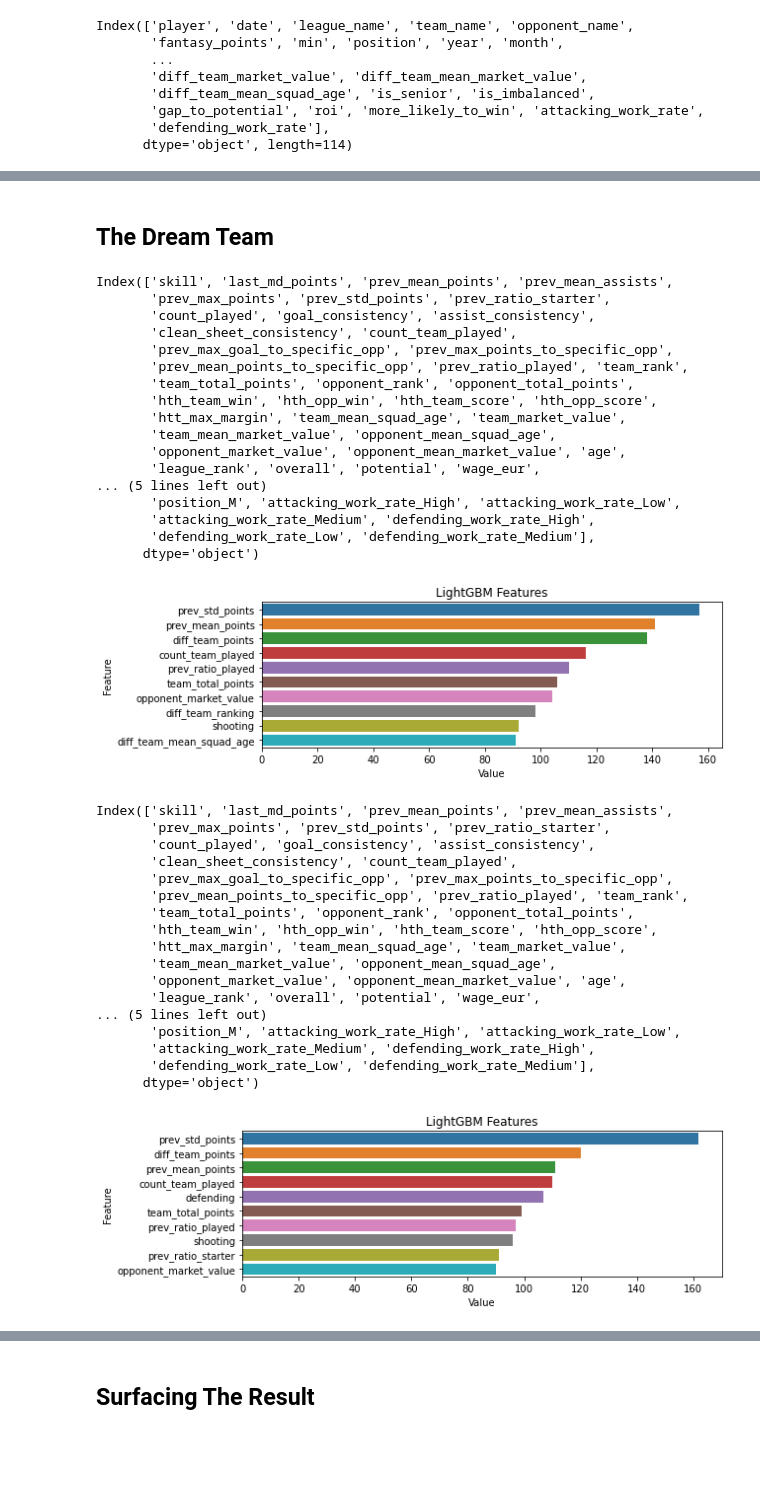
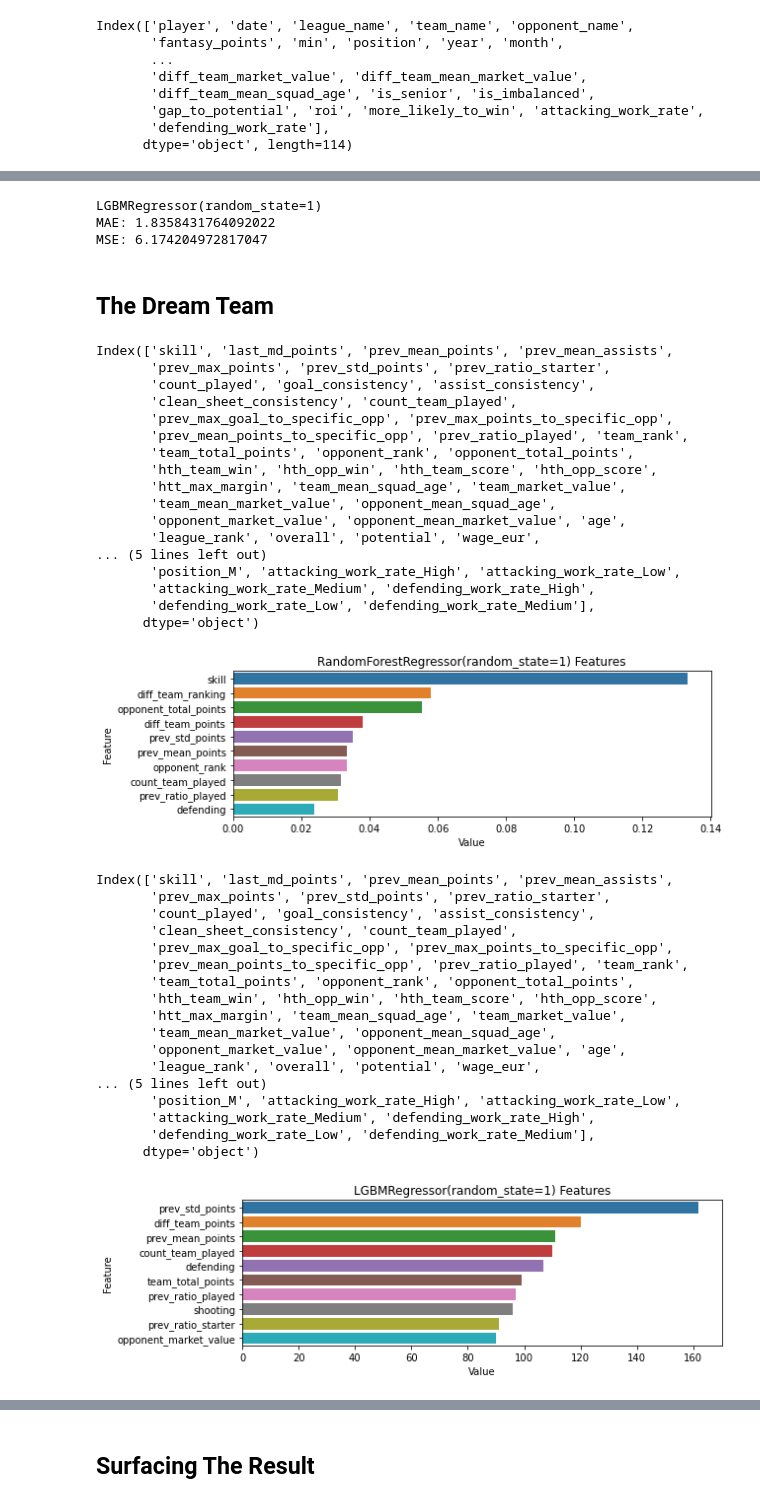
Before and after one commit to christianwbsn/moneyball, a Jupyter notebook: notebooks/2-modelling.ipynb, the cells around one changed output, grey strips where cells are left out. Drawn from its saved outputs; the diff is of its cells as text; code cells hidden in the pictures; blank space fills up the shorter version.

```diff
--- a/notebooks/2-modelling.ipynb
+++ b/notebooks/2-modelling.ipynb
@@ -112,0 +114,3 @@ MSE: 6.174204972817047
+# %%
+model_roi = RandomForestRegressor(random_state=1)
+train_model(train, dropped_cols, "roi", model_roi, True)
@@ -113,3 +121,10 @@ MSE: 6.174204972817047
+# %%
+model_points = LGBMRegressor(random_state=1)
+train_model(train, dropped_cols, "points", model_points, False)
+# %% [output]
+LGBMRegressor(random_state=1)
+MAE: 1.8358431764092022
+MSE: 6.174204972817047
 # %% [markdown]
 ## The Dream Team
 # %%
@@ -117,43 +132,44 @@ X_test = pd.get_dummies(test.drop(columns, axis=1))
 # %%
-def plotImp(model, X , num = 20, fig_size = (9, 3)):
+def plotImp(model, X , num =20, fig_size = (9, 3)):
     feature_imp = pd.DataFrame({'Value':model.feature_importances_,'Feature':X.columns})
     plt.figure(figsize=fig_size)
     sns.barplot(x="Value", y="Feature", data=feature_imp.sort_values(by="Value",
                                                         ascending=False)[0:num])
-    plt.title('LightGBM Features')
+    plt.title(str(model) +' Features')
     plt.tight_layout()
     plt.show()
 # %%
-def get_model(df, dropped_cols, label):
+def get_model(df, dropped_cols, label, model, need_fillna):
     X = pd.get_dummies(df.drop(dropped_cols, axis=1))
+    if need_fillna:
+        X = X.fillna(0)
     y = df[label]
-    model = LGBMRegressor(random_state=1)
     model.fit(X, y)
     print(X.columns)
     plotImp(model,X, 10)
     return model
 # %%
-model_1 = get_model(train, columns,'roi')
-model_2 = get_model(train, columns,'points')
+model_1 = get_model(train, dropped_cols, 'roi', model_roi, True)
+model_2 = get_model(train, dropped_cols, 'points', model_points, False)
 # %% [output]
 Index(['skill', 'last_md_points', 'prev_mean_points', 'prev_mean_assists',
        'prev_max_points', 'prev_std_points', 'prev_ratio_starter',
        'count_played', 'goal_consistency', 'assist_consistency',
        'clean_sheet_consistency', 'count_team_played',
        'prev_max_goal_to_specific_opp', 'prev_max_points_to_specific_opp',
        'prev_mean_points_to_specific_opp', 'prev_ratio_played', 'team_rank',
        'team_total_points', 'opponent_rank', 'opponent_total_points',
        'hth_team_win', 'hth_opp_win', 'hth_team_score', 'hth_opp_score',
        'htt_max_margin', 'team_mean_squad_age', 'team_market_value',
        'team_mean_market_value', 'opponent_mean_squad_age',
        'opponent_market_value', 'opponent_mean_market_value', 'age',
        'league_rank', 'overall', 'potential', 'wage_eur',
 ... (5 lines left out)
        'position_M', 'attacking_work_rate_High', 'attacking_work_rate_Low',
        'attacking_work_rate_Medium', 'defending_work_rate_High',
        'defending_work_rate_Low', 'defending_work_rate_Medium'],
       dtype='object')
-[figure, old version]
+[figure, new version]
 Index(['skill', 'last_md_points', 'prev_mean_points', 'prev_mean_assists',
        'prev_max_points', 'prev_std_points', 'prev_ratio_starter',
        'count_played', 'goal_consistency', 'assist_consistency',
@@ -171,4 +187,4 @@ Index(['skill', 'last_md_points', 'prev_mean_points', 'prev_mean_assists',
        'attacking_work_rate_Medium', 'defending_work_rate_High',
        'defending_work_rate_Low', 'defending_work_rate_Medium'],
       dtype='object')
-[figure, old version]
+[figure, new version]
```
Also changed, not shown: parts of 37 cells of this notebook.
